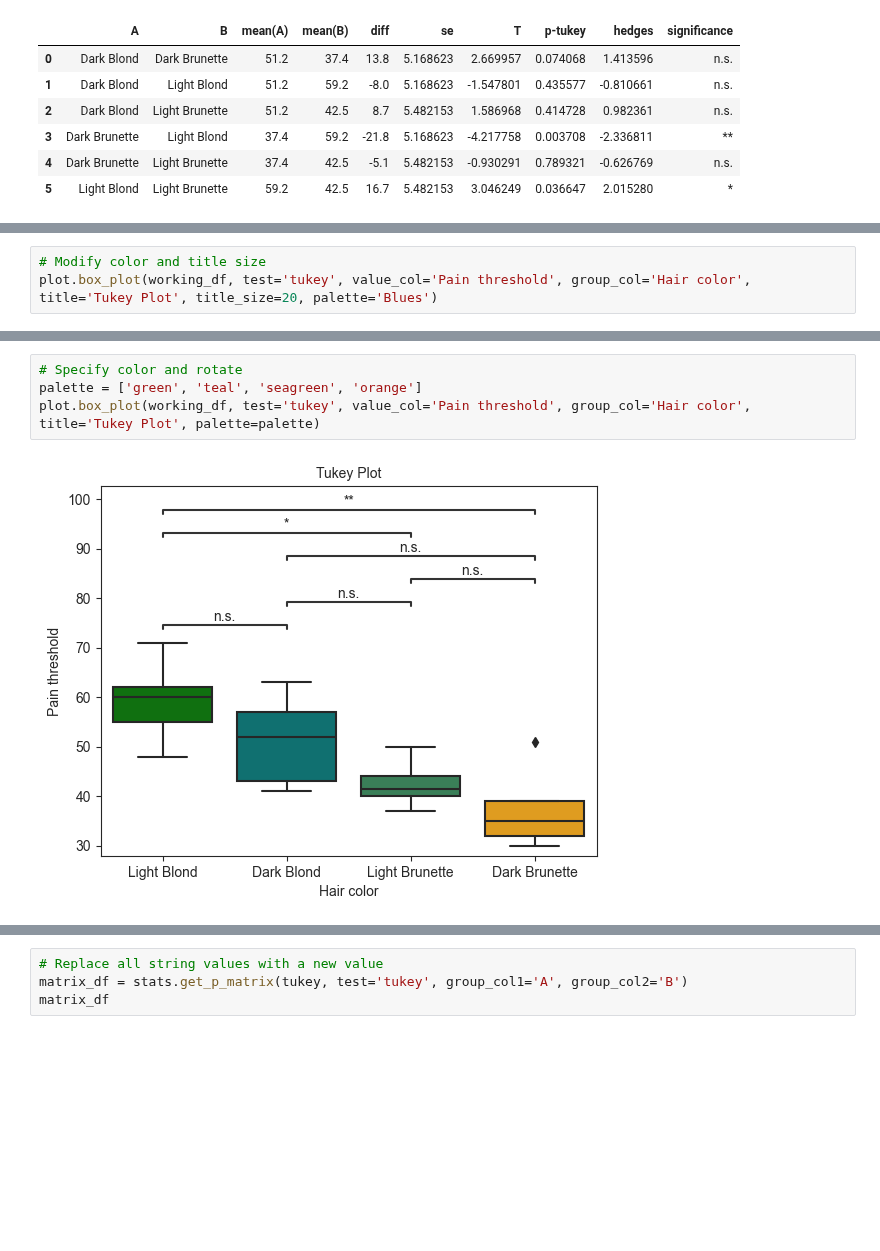
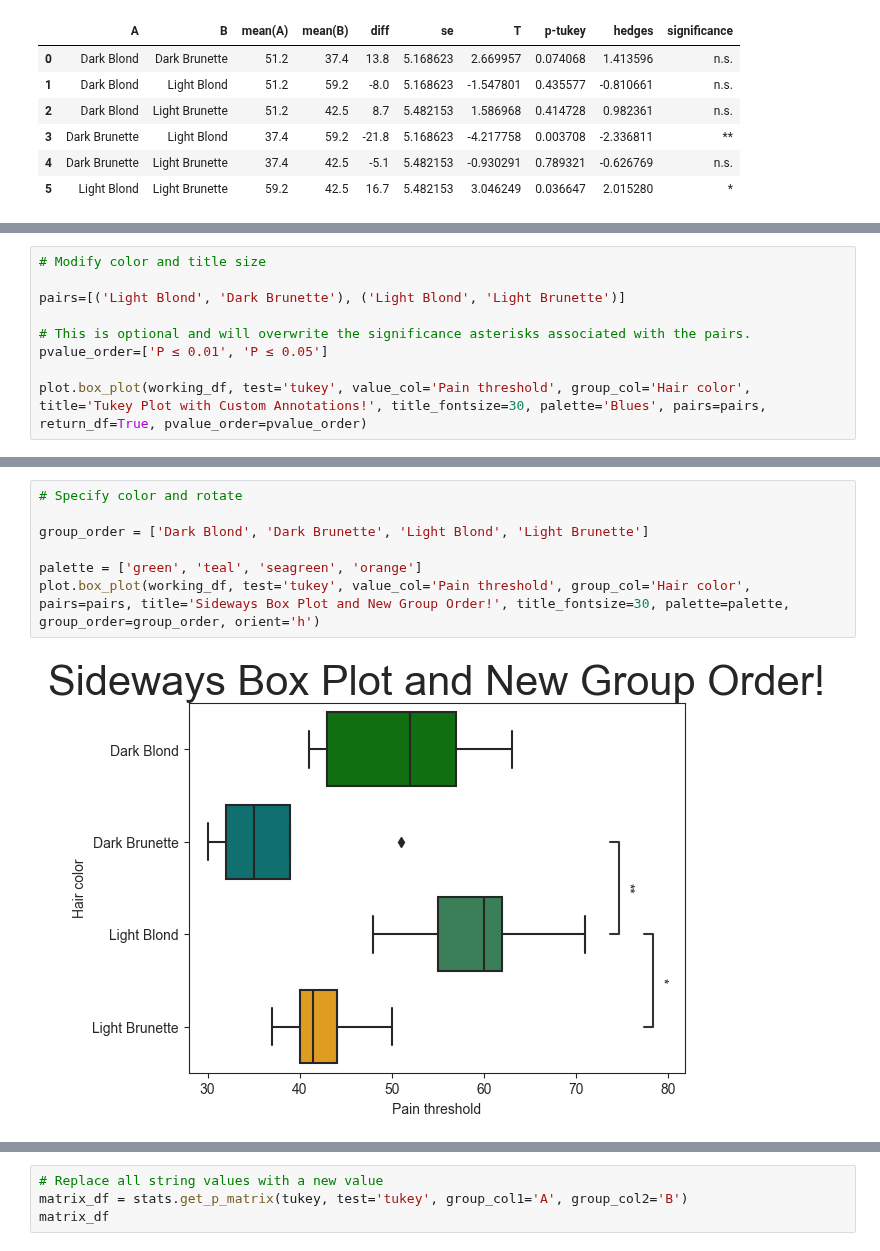
Before and after one commit to tlint101/py50, a Jupyter notebook: tutorials/006_statistics_quickstart.ipynb, the cells around one changed output, grey strips where cells are left out. Saved outputs shown, nothing was run; the diff lists cells and outputs as text; blank space fills up the shorter version.

```diff
--- a/tutorials/006_statistics_quickstart.ipynb
+++ b/tutorials/006_statistics_quickstart.ipynb
@@ -102,4 +130,10 @@ plot.box_plot(working_df, test='tukey', value_col='Pain threshold', group_col='H
 # %%
 # Modify color and title size
-plot.box_plot(working_df, test='tukey', value_col='Pain threshold', group_col='Hair color', title='Tukey Plot', title_size=20, palette='Blues')
+
+pairs=[('Light Blond', 'Dark Brunette'), ('Light Blond', 'Light Brunette')]
+
+# This is optional and will overwrite the significance asterisks associated with the pairs.
+pvalue_order=['P ≤ 0.01', 'P ≤ 0.05']
+
+plot.box_plot(working_df, test='tukey', value_col='Pain threshold', group_col='Hair color', title='Tukey Plot with Custom Annotations!', title_fontsize=30, palette='Blues', pairs=pairs, return_df=True, pvalue_order=pvalue_order)
 # %% [output]
@@ -107,6 +150,9 @@ plot.box_plot(working_df, test='tukey', value_col='Pain threshold', group_col='H
 # %%
 # Specify color and rotate
+
+group_order = ['Dark Blond', 'Dark Brunette', 'Light Blond', 'Light Brunette']
+
 palette = ['green', 'teal', 'seagreen', 'orange']
-plot.box_plot(working_df, test='tukey', value_col='Pain threshold', group_col='Hair color', title='Tukey Plot', palette=palette)
+plot.box_plot(working_df, test='tukey', value_col='Pain threshold', group_col='Hair color', pairs=pairs, title='Sideways Box Plot and New Group Order!', title_fontsize=30, palette=palette, group_order=group_order, orient='h')
 # %% [output]
-[figure, old version]
+[figure, new version]
```
Also changed, not shown: parts of 29 cells of this notebook, 1 other file.
